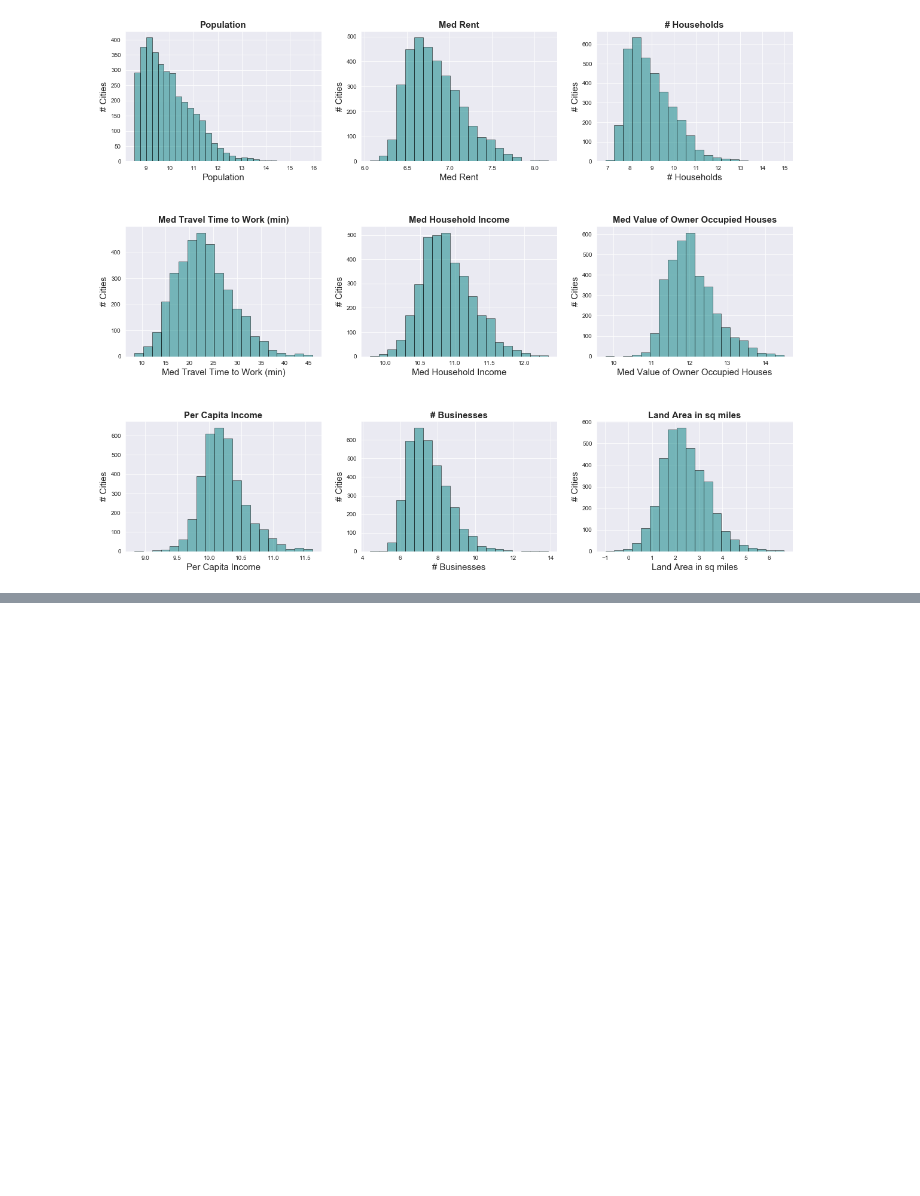
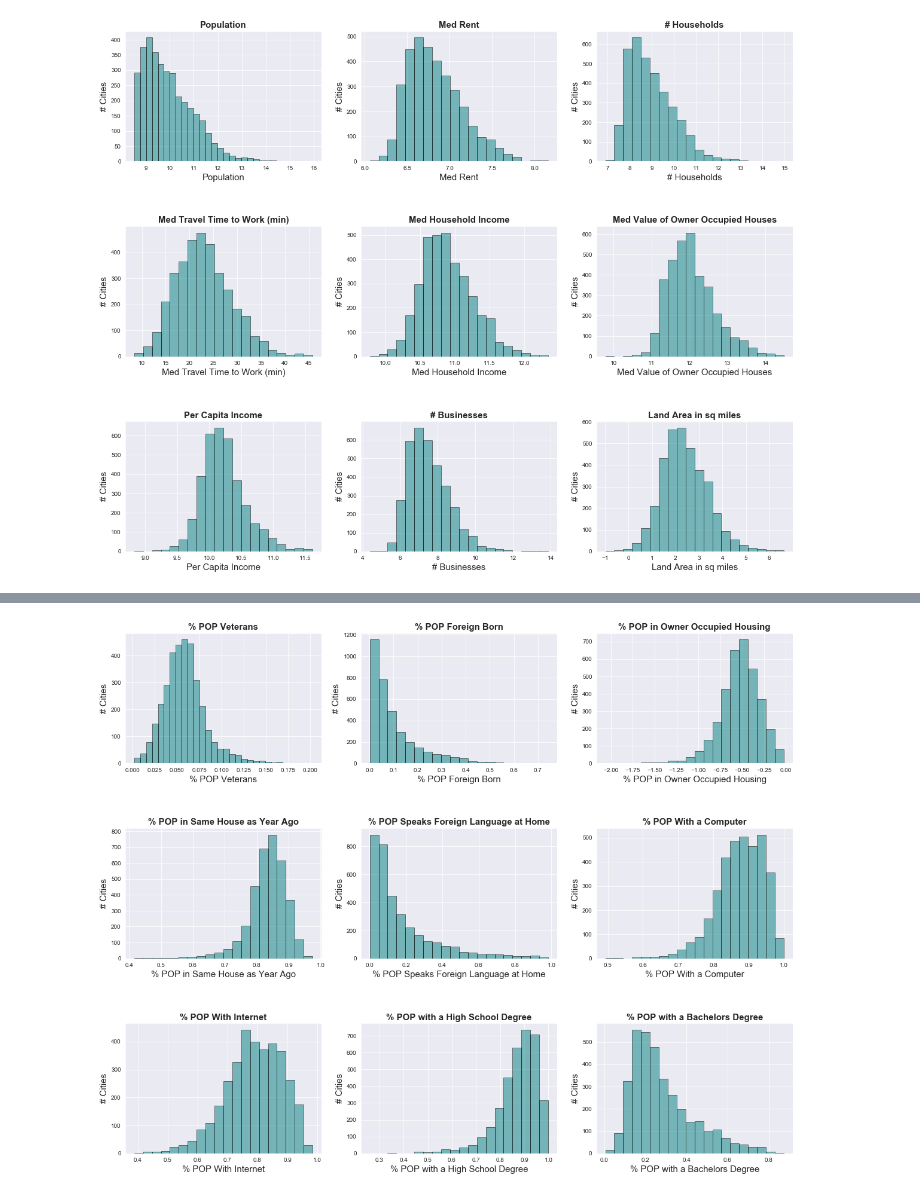
Before and after one commit to CaryMosley/PoliticalAffiliation, a Jupyter notebook: CleanAndEDA.ipynb, the cells around one changed output, grey strips where cells are left out. Cells and saved outputs as stored; diff of their text form; code cells hidden in the pictures; blank space fills up the shorter version.

```diff
--- a/CleanAndEDA.ipynb
+++ b/CleanAndEDA.ipynb
@@ -548,0 +619,63 @@ print(df[percentage].describe().transpose())
+# %%
+# Subplots of Percentage Features
+sns.set_style('darkgrid')
+fig = plt.figure(figsize = (20,16))
+fig.subplots_adjust(hspace = .50)
+
+ax1 = fig.add_subplot(331)
+ax1.hist(df['VETERAN'], bins = 30, alpha = .50,edgecolor= 'black',color ='teal')
+ax1.set_xlabel('% POP Veterans', fontsize = 15)
+ax1.set_ylabel('# Cities',fontsize = 15)
+ax1.set_title('% POP Veterans',fontsize = 15,fontweight='bold')
+
+ax2 = fig.add_subplot(332)
+ax2.hist(df['FOREIGN'], bins = 20, alpha = .50,edgecolor= 'black',color ='teal')
+ax2.set_xlabel('% POP Foreign Born',fontsize = 15)
+ax2.set_ylabel('# Cities',fontsize = 15)
+ax2.set_title('% POP Foreign Born',fontsize = 15,fontweight='bold')
+
+ax3 = fig.add_subplot(333)
+ax3.hist(df['HOUSES'], bins = 20, alpha = .50,edgecolor= 'black',color ='teal')
+ax3.set_xlabel('% POP in Owner Occupied Housing',fontsize = 15)
+ax3.set_ylabel('# Cities',fontsize = 15)
+ax3.set_title('% POP in Owner Occupied Housing',fontsize = 15,fontweight='bold')
+
+ax4 = fig.add_subplot(334)
+ax4.hist(df['YEAR_IN_HOUSE'], bins = 20, alpha = .50,edgecolor= 'black',color ='teal')
+ax4.set_xlabel('% POP in Same House as Year Ago', fontsize = 15)
+ax4.set_ylabel('# Cities',fontsize = 15)
+ax4.set_title('% POP in Same House as Year Ago',fontsize = 15,fontweight='bold')
+
+ax5 = fig.add_subplot(335)
+ax5.hist(df['OTHER_HOME_LANG'], bins = 20, alpha = .50,edgecolor= 'black',color ='teal')
+ax5.set_xlabel('% POP Speaks Foreign Language at Home', fontsize = 15)
+ax5.set_ylabel('# Cities',fontsize = 15)
+ax5.set_title('% POP Speaks Foreign Language at Home',fontsize = 15,fontweight='bold')
+
+ax6 = fig.add_subplot(336)
+ax6.hist(df['COMPUTER'], bins = 20, alpha = .50,edgecolor= 'black',color ='teal')
+ax6.set_xlabel('% POP With a Computer',fontsize = 15)
+ax6.set_ylabel('# Cities',fontsize = 15)
+ax6.set_title('% POP With a Computer',fontsize = 15,fontweight='bold')
+
+ax7 = fig.add_subplot(337)
+ax7.hist(df['INTERNET'], bins = 20, alpha = .50,edgecolor= 'black',color ='teal')
+ax7.set_xlabel('% POP With Internet',fontsize = 15)
+ax7.set_ylabel('# Cities',fontsize = 15)
+ax7.set_title('% POP With Internet',fontsize = 15,fontweight='bold')
+
+ax8 = fig.add_subplot(338)
+ax8.hist(df['HIGH_SCHOOL'], bins = 20, alpha = .50,edgecolor= 'black',color ='teal')
+ax8.set_xlabel('% POP with a High School Degree', fontsize = 15)
+ax8.set_ylabel('# Cities',fontsize = 15)
+ax8.set_title('% POP with a High School Degree',fontsize = 15,fontweight='bold')
+
+ax9 = fig.add_subplot(339)
+ax9.hist(df['BACH_DEGREE'], bins = 20, alpha = .50,edgecolor= 'black',color ='teal')
+ax9.set_xlabel('% POP with a Bachelors Degree', fontsize = 15)
+ax9.set_ylabel('# Cities',fontsize = 15)
+ax9.set_title('% POP with a Bachelors Degree',fontsize = 15,fontweight='bold')
+
+plt.show()
+# %% [output]
+[figure, added]
```
Also changed, not shown: parts of 6 cells of this notebook.
